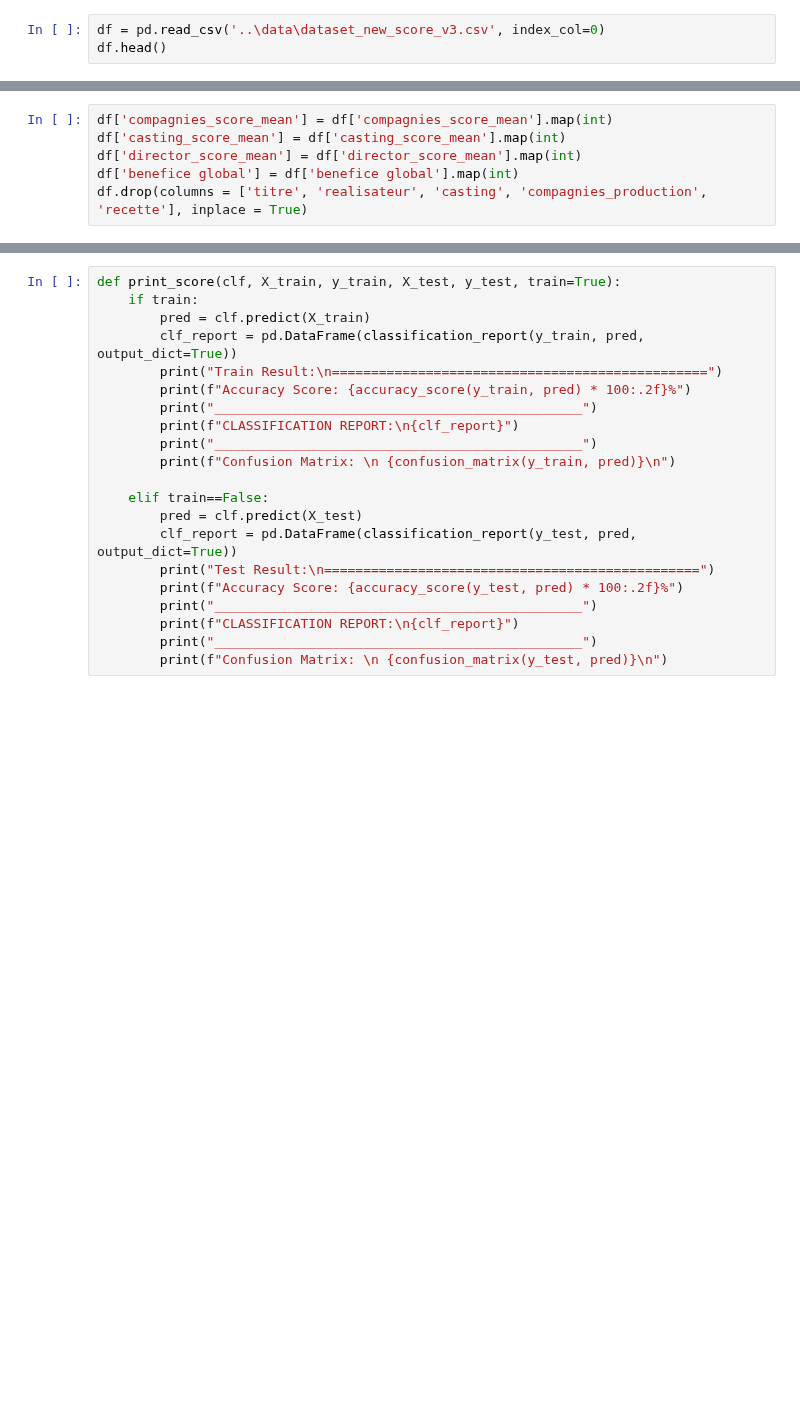
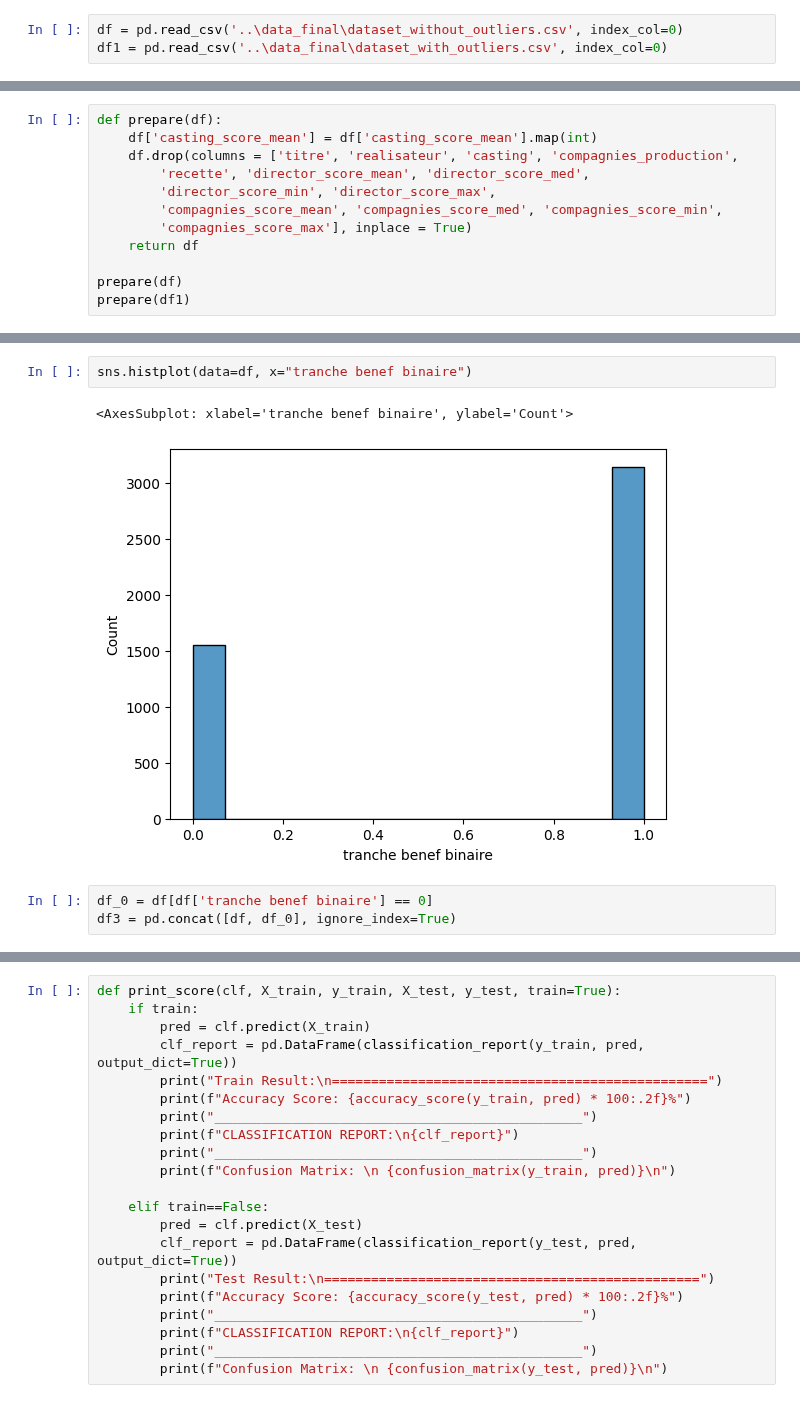
Before and after one commit to Keracles/MovieHype, a Jupyter notebook: models_noah/classification_noah_v2.ipynb, the cells around one changed output, grey strips where cells are left out. Saved outputs shown, nothing was run; the diff lists cells and outputs as text; blank space fills up the shorter version.

```diff
--- a/models_noah/classification_noah_v2.ipynb
+++ b/models_noah/classification_noah_v2.ipynb
@@ -5,5 +6,5 @@ import matplotlib.pyplot as plt
 import seaborn as sns
 import scipy
 # %%
-df = pd.read_csv('..\data\dataset_new_score_v3.csv', index_col=0)
-df.head()
+df = pd.read_csv('..\data_final\dataset_without_outliers.csv', index_col=0)
+df1 = pd.read_csv('..\data_final\dataset_with_outliers.csv', index_col=0)
@@ -18,6 +11,12 @@ df.head()
 # %%
-df['compagnies_score_mean'] = df['compagnies_score_mean'].map(int)
-df['casting_score_mean'] = df['casting_score_mean'].map(int)
-df['director_score_mean'] = df['director_score_mean'].map(int)
-df['benefice global'] = df['benefice global'].map(int)
-df.drop(columns = ['titre', 'realisateur', 'casting', 'compagnies_production', 'recette'], inplace = True)
+def prepare(df):
+    df['casting_score_mean'] = df['casting_score_mean'].map(int)
+    df.drop(columns = ['titre', 'realisateur', 'casting', 'compagnies_production',
+        'recette', 'director_score_mean', 'director_score_med',
+        'director_score_min', 'director_score_max',
+        'compagnies_score_mean', 'compagnies_score_med', 'compagnies_score_min',
+        'compagnies_score_max'], inplace = True)
+    return df
+
+prepare(df)
+prepare(df1)
@@ -37,0 +75,8 @@ df.loc[df['benefice global'] >= df['benefice global'].quantile(0.75), 'tranche b
+# %%
+sns.histplot(data=df, x="tranche benef binaire")
+# %% [output]
+<AxesSubplot: xlabel='tranche benef binaire', ylabel='Count'>
+[figure, added]
+# %%
+df_0 = df[df['tranche benef binaire'] == 0]
+df3 = pd.concat([df, df_0], ignore_index=True)
```
Also changed, not shown: parts of 31 cells of this notebook, 1 other file.
